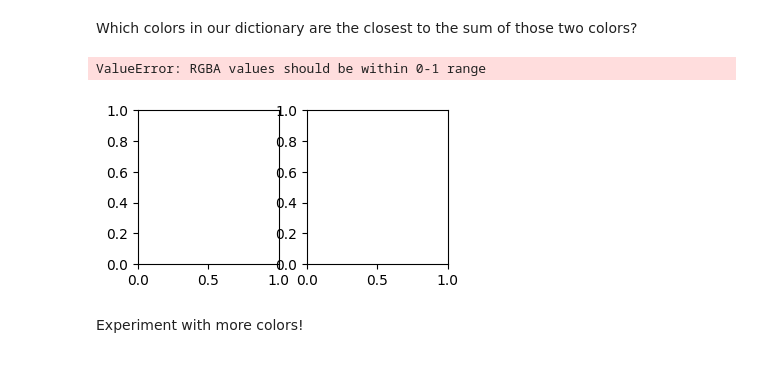
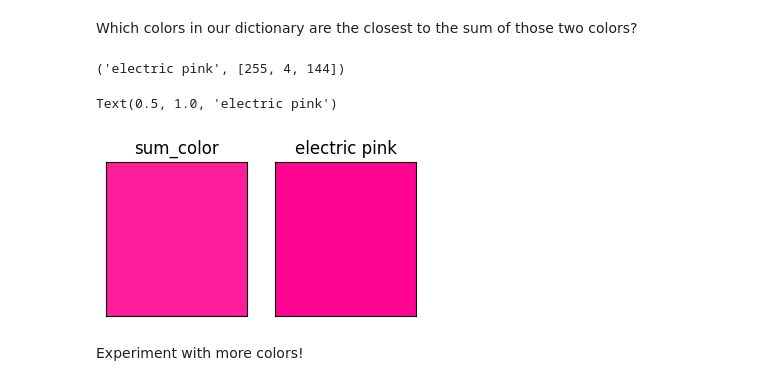
Before and after one commit to aaletov/math-basics-for-ai, a Jupyter notebook: solutions/msai23_session01_colors.ipynb, the cells around one changed output. Cells and saved outputs as stored; diff of their text form; code cells hidden in the pictures.

```diff
--- a/solutions/msai23_session01_colors.ipynb
+++ b/solutions/msai23_session01_colors.ipynb
@@ -197,20 +197,22 @@ Which colors in our dictionary are the closest to the sum of those two colors?
 # %%
 # Your code here
 sum_color = add_colors(colors[color1], colors[color2])
 closest_color = find_n_closest(colors, sum_color, n=1)[0]
 fig, (ax1, ax2) = plt.subplots(1, 2, figsize=(4, 2))
+sum_color[0] = 255
 ax1.set_facecolor(sum_color / 256)
 ax1.set_xticks([])
 ax1.set_yticks([])
 ax1.set_title("sum_color")
 print(closest_color)
 ax2.set_facecolor('xkcd:'+closest_color[0])
 ax2.set_xticks([])
 ax2.set_yticks([])
 ax2.set_title(closest_color[0])
 # %% [output]
-ValueError: RGBA values should be within 0-1 range
+('electric pink', [255, 4, 144])
+Text(0.5, 1.0, 'electric pink')
-[figure, old version]
+[figure, new version]
 # %% [markdown]
 Experiment with more colors!
 # %% [markdown]
```
Also changed, not shown: parts of 1 cell of this notebook.
